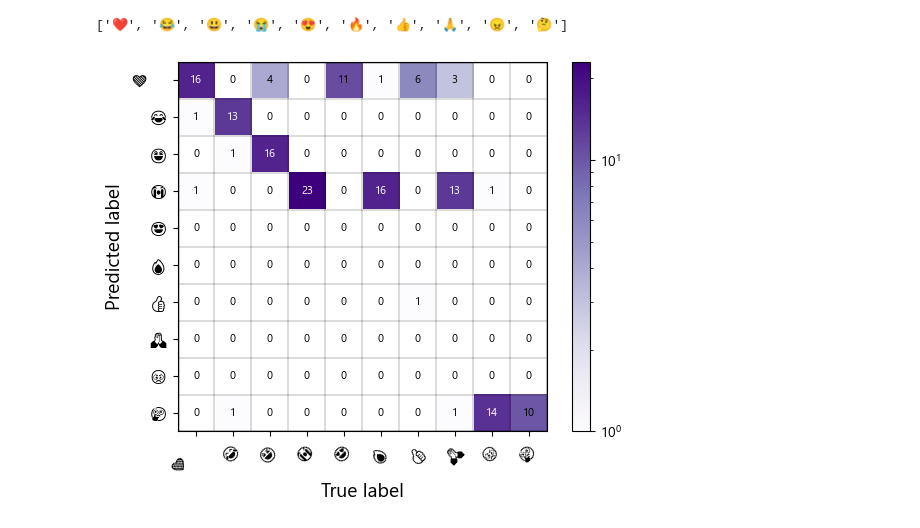
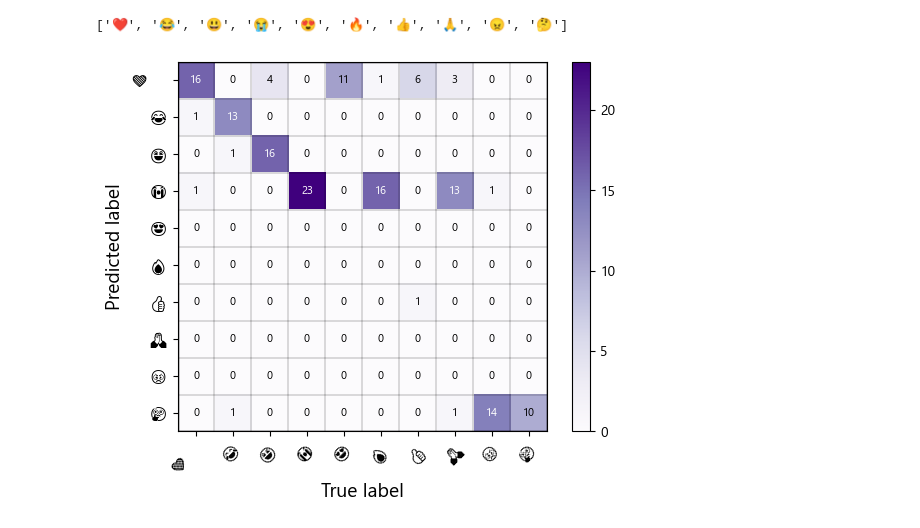
Before and after one commit to curryfizz/Emoji-Prediction, a Jupyter notebook: lstm_predictor.ipynb, the cells around one changed output. Cells and saved outputs as stored; diff of their text form; code cells hidden in the pictures.

Commit message:
Correct plot added

```diff
--- a/lstm_predictor.ipynb
+++ b/lstm_predictor.ipynb
@@ -347,35 +347,34 @@ plt.rcParams['font.family'] = 'Segoe UI Emoji'
 cf_matrix = confusion_matrix(Y_pred_labels, Y_test_labels)
 
 # Plot confusion matrix
 fig, ax = plot_confusion_matrix(conf_mat=cf_matrix,
                                 colorbar=True,
                                 show_absolute=True,
                                 show_normed=False,
                                 class_names=class_names,
-                                cmap=color,
-                                norm_colormap=pltclrs.LogNorm())
+                                cmap=color)
 
 # Add border around the entire matrix
 ax.add_patch(plt.Rectangle((-0.5, -0.5), len(cf_matrix[0]), len(cf_matrix), color='black', fill=False, linewidth=1))
 
 # Set custom axis labels
 plt.ylabel('Predicted label', fontsize=14)  # Change the label for the x-axis
 plt.xlabel('True label', fontsize=14)       # Change the label for the y-axis
 
 
 # Draw outline around each cell
 for i in range(len(cf_matrix)):
     for j in range(len(cf_matrix[i])):
         ax.add_patch(plt.Rectangle((j - 0.5, i - 0.5), 1, 1, color='black', fill=False, linewidth=0.1))
 
 # Adjust font size of the confusion matrix cells
 for text in ax.texts:
     text.set_fontsize(8)
 
 plt.savefig(f"{model_save_path}/confusion_matrices/{filename}.png")
 
 plt.show()
 # %% [output]
-[figure, old version]
+[figure, new version]
 # %%
 print(classification_report())
```
Also changed, not shown: 1 other file.
